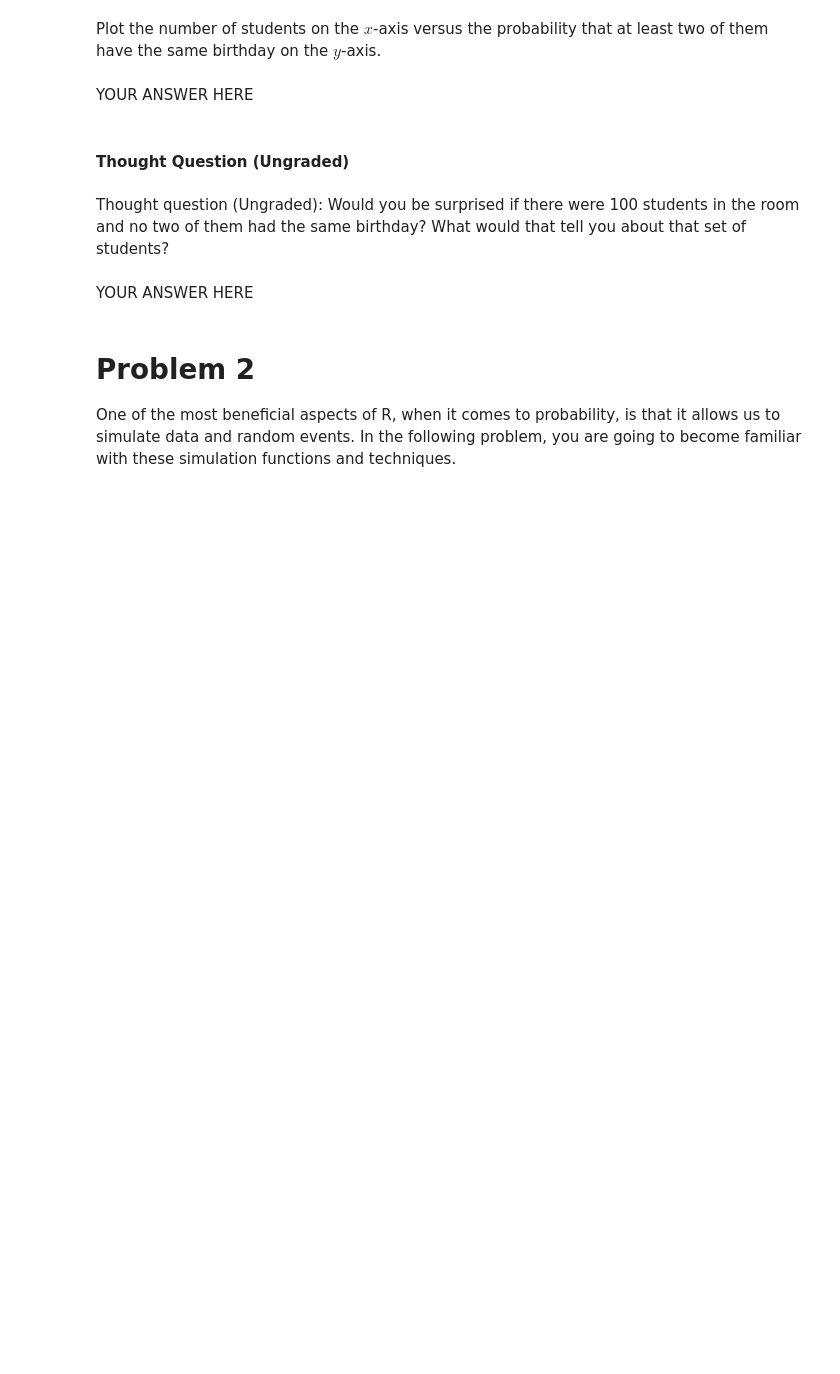
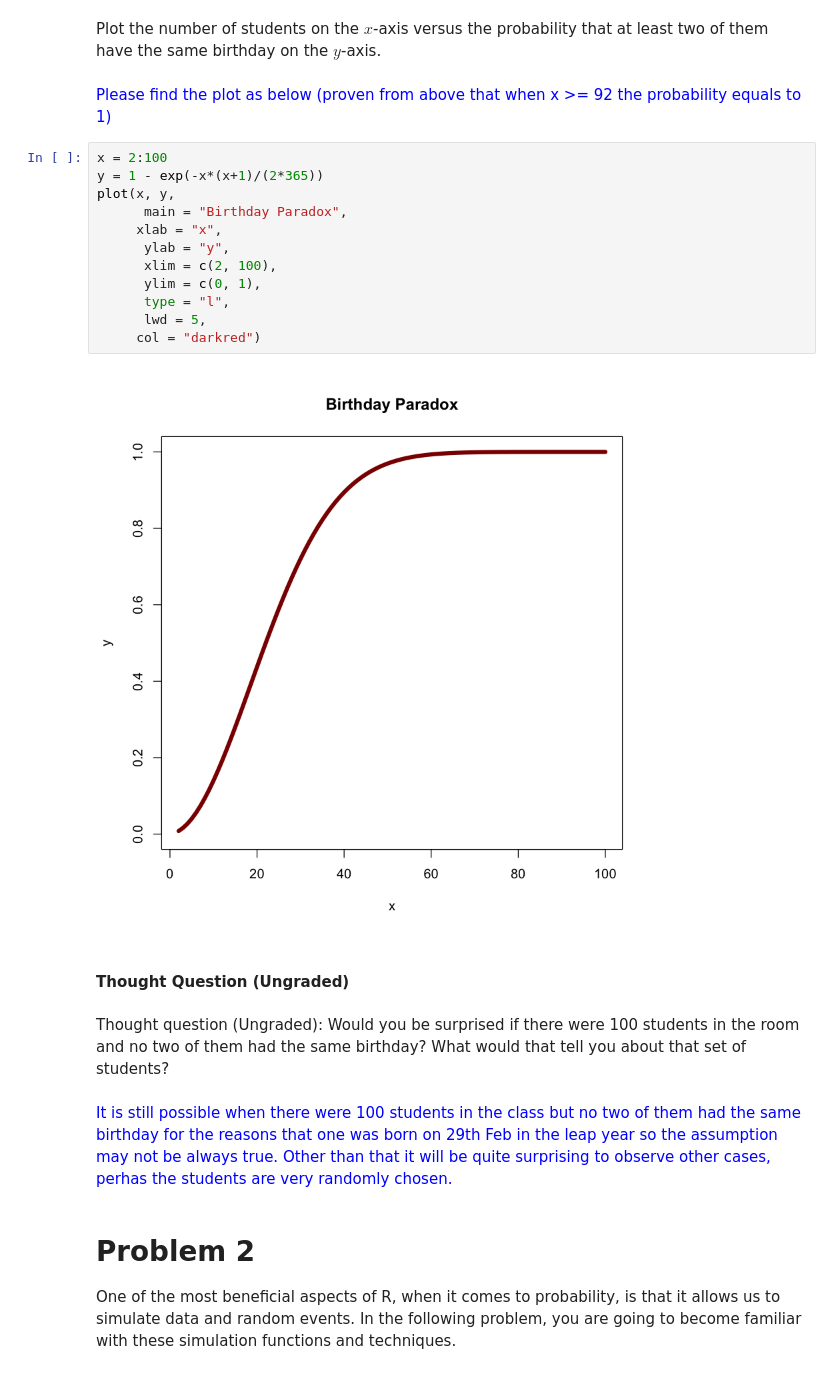
Before and after one commit to aaronliruns/probability-r, a Jupyter notebook: week1/P_M1_1.ipynb, the cells around one changed output. Drawn from its saved outputs; the diff is of its cells as text; blank space fills up the shorter version.

```diff
--- a/week1/P_M1_1.ipynb
+++ b/week1/P_M1_1.ipynb
@@ -55,15 +87,32 @@ YOUR ANSWER HERE
 # %% [markdown]
 Plot the number of students on the $x$-axis versus the probability that at least two of them have the same birthday
 on the $y$-axis.
-# %% [markdown]
-YOUR ANSWER HERE
+# %% [markdown]
+<span style="color:blue">
+Please find the plot as below (proven from above that when x >= 92 the probability equals to 1)
+</span>
+# %%
+x = 2:100
+y = 1 - exp(-x*(x+1)/(2*365))
+plot(x, y,
+      main = "Birthday Paradox",
+     xlab = "x",
+      ylab = "y",
+      xlim = c(2, 100),
+      ylim = c(0, 1),
+      type = "l",
+      lwd = 5,
+     col = "darkred")
+# %% [output]
+[figure, added]
 # %% [markdown]
 #### Thought Question (Ungraded)
 # %% [markdown]
-Thought question (Ungraded): Would you be surprised if there were 100 students in the room and no two of them had the same birthday?  What
-would that tell you about that set of students?
+Thought question (Ungraded): Would you be surprised if there were 100 students in the room and no two of them had the same birthday?  What would that tell you about that set of students?
-# %% [markdown]
-YOUR ANSWER HERE
+# %% [markdown]
+<span style="color:blue">
+It is still possible when there were 100 students in the class but no two of them had the same birthday for the reasons that one was born on 29th Feb in the leap year so the assumption may not be always true. Other than that it will be quite surprising to observe other cases, perhas the students are very randomly chosen.
+</span>
 # %% [markdown]
 # Problem 2
 
```
Also changed, not shown: parts of 12 cells of this notebook, 2 other files.
